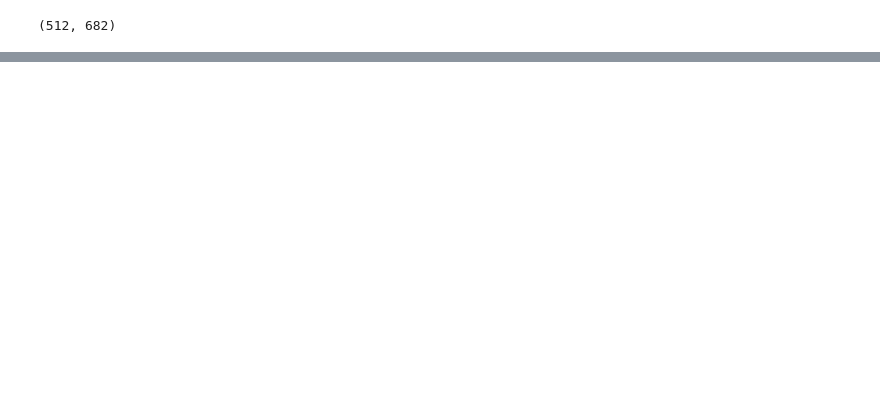
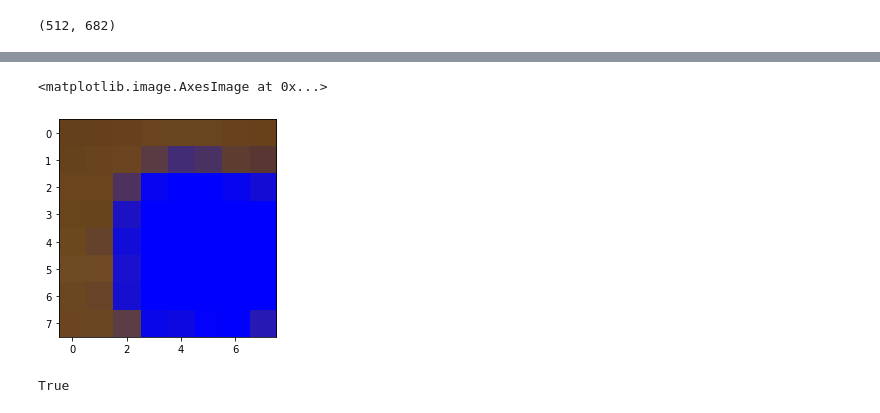
Before and after one commit to nikitagalayda/recognizing_panoramaas, a Jupyter notebook: program.ipynb, the cells around one changed output, grey strips where cells are left out. Saved outputs shown, nothing was run; the diff lists cells and outputs as text; code cells hidden in the pictures; blank space fills up the shorter version.

```diff
--- a/program.ipynb
+++ b/program.ipynb
@@ -100,2 +102,4 @@ def get_orientations(M, so=4.5):
+# %%
+angles = get_angles(cur_img).astype(int)
 # %%
 z = get_orientations(cur_img)
@@ -119,0 +253,8 @@ True
+# %%
+test_p = fp[34]
+angle = angles[test_p[1], test_p[0]]
+# %%
+tim = cv2.imread('./images/mountain.jpg', cv2.IMREAD_COLOR)
+img = cv2.resize(im, (0,0), fx=1/2, fy=1/2)
+# img[test_p[0], test_p[1]] = [0, 0, 255]
+img = cv2.circle(img, (test_p[1], test_p[0]), 2, (0, 0, 255), 2)
@@ -119,0 +270,9 @@ True
+# %%
+plt.imshow(test)
+# %% [output]
+<matplotlib.image.AxesImage at 0x...>
+[figure, added]
+# %%
+cv2.imwrite("./images/rot_test.png", test)
+# %% [output]
+True
```
Also changed, not shown: parts of 16 cells of this notebook.
